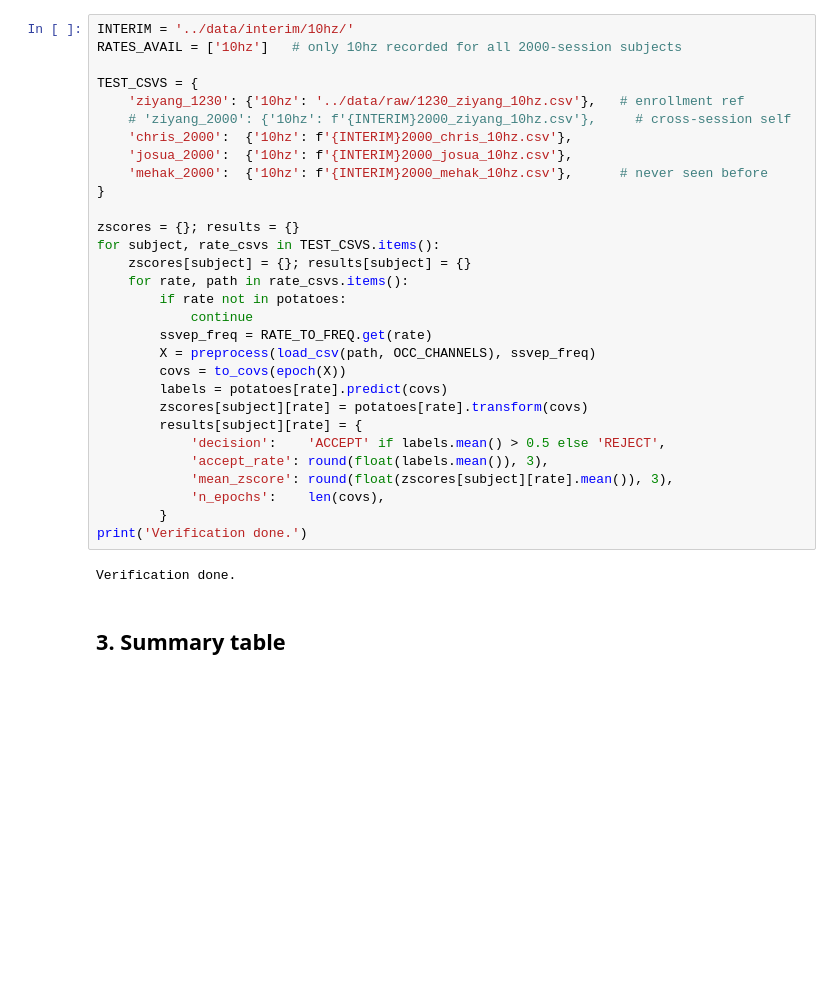
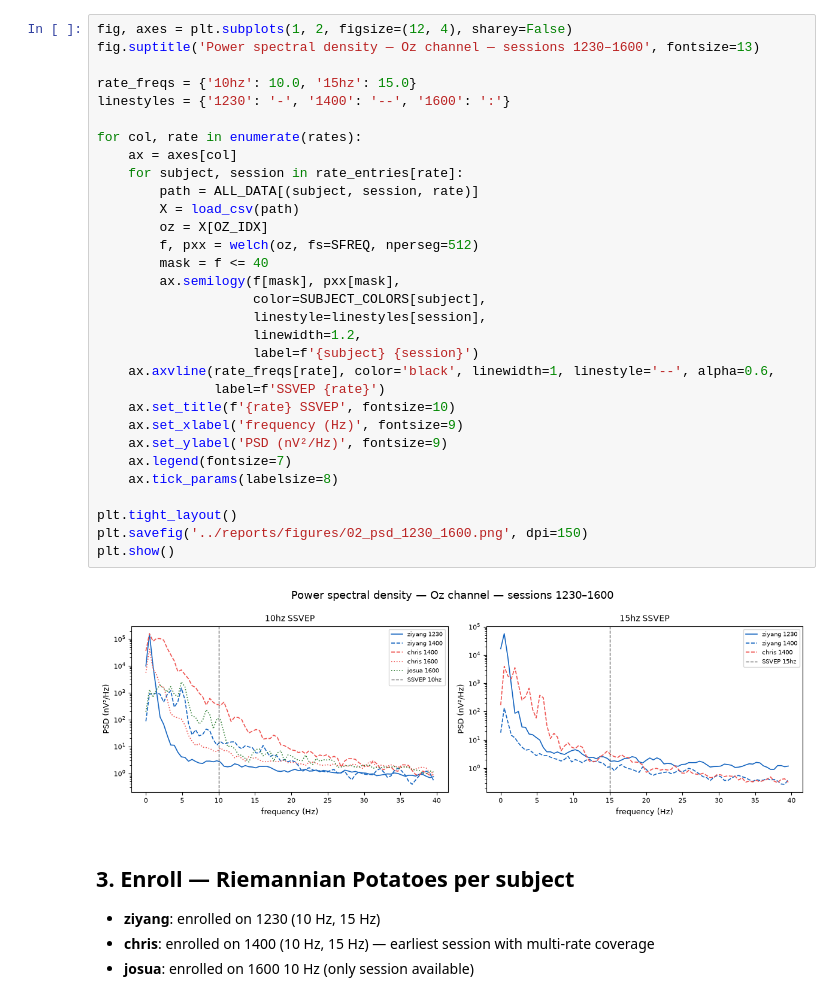
Before and after one commit to chrisbitter/brain_id, a Jupyter notebook: notebooks/signal_analysis.ipynb, the cells around one changed output. Cells and saved outputs as stored; diff of their text form; blank space fills up the shorter version.

```diff
--- a/notebooks/signal_analysis.ipynb
+++ b/notebooks/signal_analysis.ipynb
@@ -39,35 +95,40 @@ Enrollment done.
 # %%
-INTERIM = '../data/interim/10hz/'
-RATES_AVAIL = ['10hz']   # only 10hz recorded for all 2000-session subjects
+fig, axes = plt.subplots(1, 2, figsize=(12, 4), sharey=False)
+fig.suptitle('Power spectral density — Oz channel — sessions 1230–1600', fontsize=13)
 
-TEST_CSVS = {
-    'ziyang_1230': {'10hz': '../data/raw/1230_ziyang_10hz.csv'},   # enrollment ref
-    # 'ziyang_2000': {'10hz': f'{INTERIM}2000_ziyang_10hz.csv'},     # cross-session self
-    'chris_2000':  {'10hz': f'{INTERIM}2000_chris_10hz.csv'},
-    'josua_2000':  {'10hz': f'{INTERIM}2000_josua_10hz.csv'},
-    'mehak_2000':  {'10hz': f'{INTERIM}2000_mehak_10hz.csv'},      # never seen before
-}
+rate_freqs = {'10hz': 10.0, '15hz': 15.0}
+linestyles = {'1230': '-', '1400': '--', '1600': ':'}
 
-zscores = {}; results = {}
-for subject, rate_csvs in TEST_CSVS.items():
-    zscores[subject] = {}; results[subject] = {}
-    for rate, path in rate_csvs.items():
-        if rate not in potatoes:
-            continue
-        ssvep_freq = RATE_TO_FREQ.get(rate)
-        X = preprocess(load_csv(path, OCC_CHANNELS), ssvep_freq)
-        covs = to_covs(epoch(X))
-        labels = potatoes[rate].predict(covs)
-        zscores[subject][rate] = potatoes[rate].transform(covs)
-        results[subject][rate] = {
-            'decision':    'ACCEPT' if labels.mean() > 0.5 else 'REJECT',
-            'accept_rate': round(float(labels.mean()), 3),
-            'mean_zscore': round(float(zscores[subject][rate].mean()), 3),
-            'n_epochs':    len(covs),
-        }
-print('Verification done.')
+for col, rate in enumerate(rates):
+    ax = axes[col]
+    for subject, session in rate_entries[rate]:
+        path = ALL_DATA[(subject, session, rate)]
+        X = load_csv(path)
+        oz = X[OZ_IDX]
+        f, pxx = welch(oz, fs=SFREQ, nperseg=512)
+        mask = f <= 40
+        ax.semilogy(f[mask], pxx[mask],
+                    color=SUBJECT_COLORS[subject],
+                    linestyle=linestyles[session],
+                    linewidth=1.2,
+                    label=f'{subject} {session}')
+    ax.axvline(rate_freqs[rate], color='black', linewidth=1, linestyle='--', alpha=0.6,
+               label=f'SSVEP {rate}')
+    ax.set_title(f'{rate} SSVEP', fontsize=10)
+    ax.set_xlabel('frequency (Hz)', fontsize=9)
+    ax.set_ylabel('PSD (nV²/Hz)', fontsize=9)
+    ax.legend(fontsize=7)
+    ax.tick_params(labelsize=8)
+
+plt.tight_layout()
+plt.savefig('../reports/figures/02_psd_1230_1600.png', dpi=150)
+plt.show()
 # %% [output]
-Verification done.
+[figure, added]
 # %% [markdown]
-## 3. Summary table
+## 3. Enroll — Riemannian Potatoes per subject
+
+- **ziyang**: enrolled on 1230 (10 Hz, 15 Hz)
+- **chris**: enrolled on 1400 (10 Hz, 15 Hz) — earliest session with multi-rate coverage
+- **josua**: enrolled on 1600 10 Hz (only session available)
 # %%
```
Also changed, not shown: parts of 15 cells of this notebook, 19 other files.
